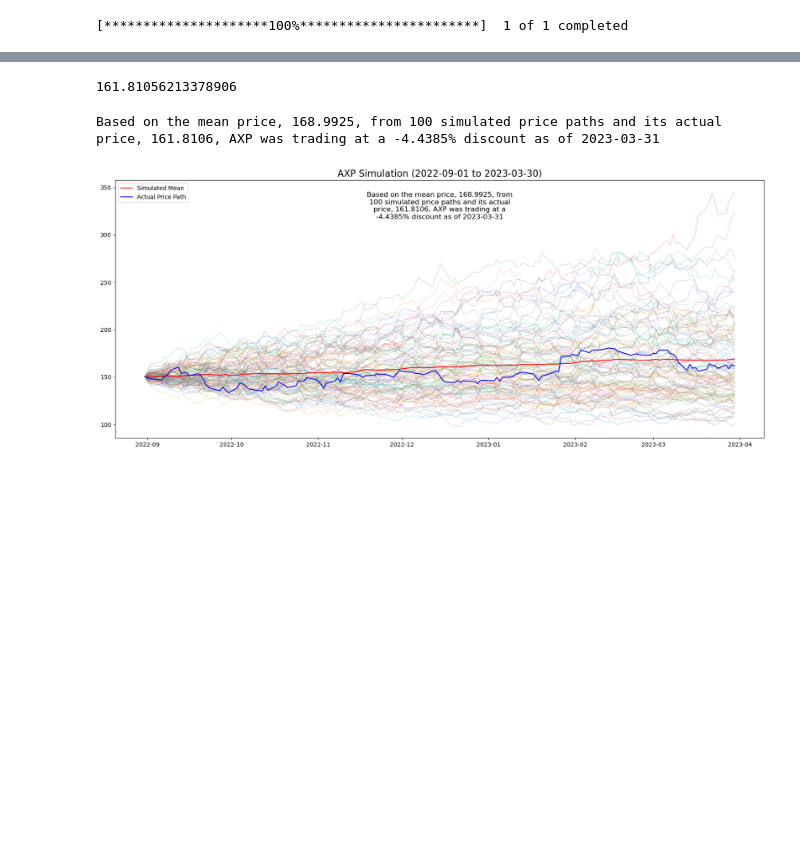
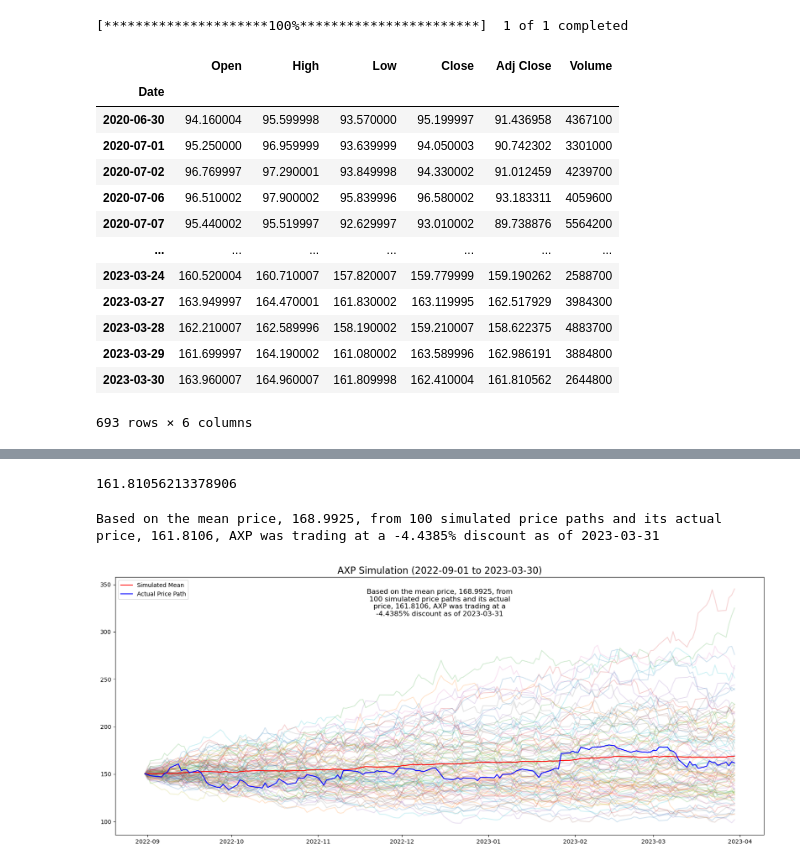
Before and after one commit to jcgr11/GBM-Simulations, a Jupyter notebook: amex_gbm.ipynb, the cells around one changed output, grey strips where cells are left out. Cells and saved outputs as stored; diff of their text form; code cells hidden in the pictures; blank space fills up the shorter version.

```diff
--- a/amex_gbm.ipynb
+++ b/amex_gbm.ipynb
@@ -10,8 +10,23 @@ START_DATE = '2020-06-30'
 END_DATE = '2023-03-31'
 # %%
 x = yf.download(ticker, start=START_DATE, end=END_DATE)
+x
 # %% [output]
 [*********************100%***********************]  1 of 1 completed
+|  | Open | High | Low | Close | Adj Close | Volume |
+| Date |  |  |  |  |  |  |
+| 2020-06-30 | 94.160004 | 95.599998 | 93.570000 | 95.199997 | 91.436958 | 4367100 |
+| 2020-07-01 | 95.250000 | 96.959999 | 93.639999 | 94.050003 | 90.742302 | 3301000 |
+| 2020-07-02 | 96.769997 | 97.290001 | 93.849998 | 94.330002 | 91.012459 | 4239700 |
+| 2020-07-06 | 96.510002 | 97.900002 | 95.839996 | 96.580002 | 93.183311 | 4059600 |
+| 2020-07-07 | 95.440002 | 95.519997 | 92.629997 | 93.010002 | 89.738876 | 5564200 |
+| ... | ... | ... | ... | ... | ... | ... |
+| 2023-03-24 | 160.520004 | 160.710007 | 157.820007 | 159.779999 | 159.190262 | 2588700 |
+| 2023-03-27 | 163.949997 | 164.470001 | 161.830002 | 163.119995 | 162.517929 | 3984300 |
+| 2023-03-28 | 162.210007 | 162.589996 | 158.190002 | 159.210007 | 158.622375 | 4883700 |
+| 2023-03-29 | 161.699997 | 164.190002 | 161.080002 | 163.589996 | 162.986191 | 3884800 |
+| 2023-03-30 | 163.960007 | 164.960007 | 161.809998 | 162.410004 | 161.810562 | 2644800 |
+693 rows × 6 columns
 # %%
 adj_close = x['Adj Close']
 returns = adj_close.pct_change().dropna()
```
Also changed, not shown: parts of 6 cells of this notebook, 1 other file.
